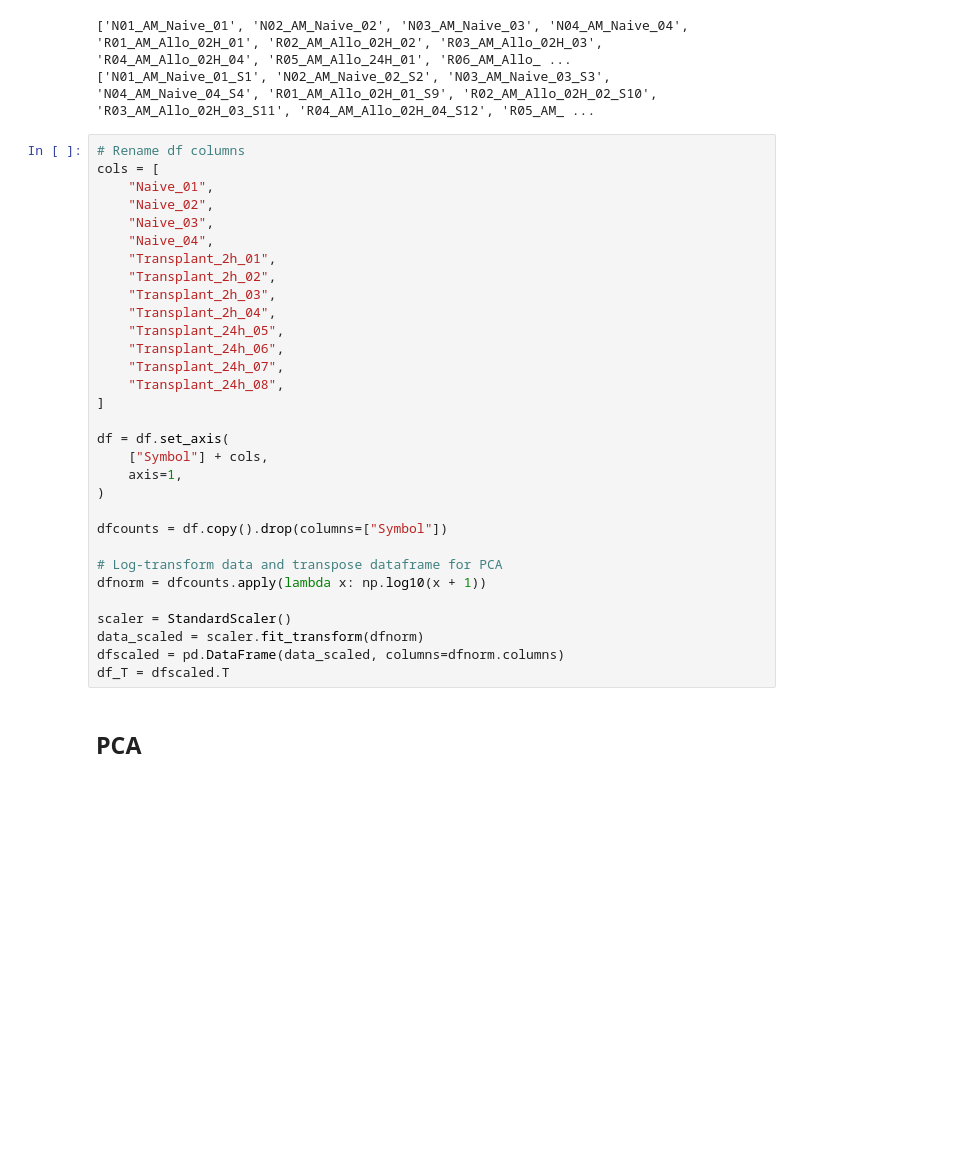
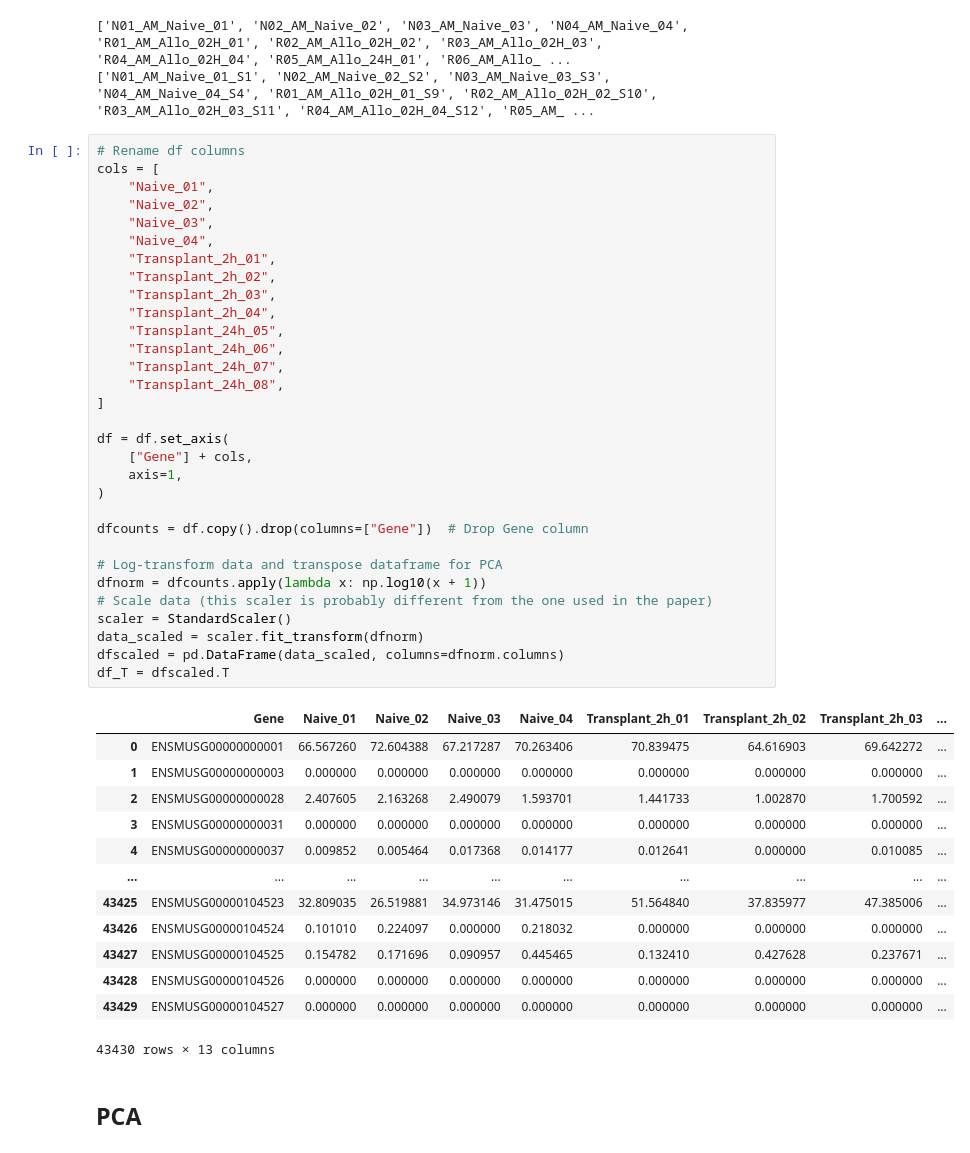
Before and after one commit to dottting/RNA_seq_analysis, a Jupyter notebook: data_prep.ipynb, the cells around one changed output. Saved outputs shown, nothing was run; the diff lists cells and outputs as text; blank space fills up the shorter version.

```diff
--- a/data_prep.ipynb
+++ b/data_prep.ipynb
@@ -53,34 +54,48 @@ print(samplerow)
 # %%
 # Rename df columns
 cols = [
     "Naive_01",
     "Naive_02",
     "Naive_03",
     "Naive_04",
     "Transplant_2h_01",
     "Transplant_2h_02",
     "Transplant_2h_03",
     "Transplant_2h_04",
     "Transplant_24h_05",
     "Transplant_24h_06",
     "Transplant_24h_07",
     "Transplant_24h_08",
 ]
 
 df = df.set_axis(
-    ["Symbol"] + cols,
+    ["Gene"] + cols,
     axis=1,
 )
 
-dfcounts = df.copy().drop(columns=["Symbol"])
+dfcounts = df.copy().drop(columns=["Gene"])  # Drop Gene column
 
 # Log-transform data and transpose dataframe for PCA
 dfnorm = dfcounts.apply(lambda x: np.log10(x + 1))
-
+# Scale data (this scaler is probably different from the one used in the paper)
 scaler = StandardScaler()
 data_scaled = scaler.fit_transform(dfnorm)
 dfscaled = pd.DataFrame(data_scaled, columns=dfnorm.columns)
 df_T = dfscaled.T
+# %% [output]
+|  | Gene | Naive_01 | Naive_02 | Naive_03 | Naive_04 | Transplant_2h_01 | Transplant_2h_02 | Transplant_2h_03 | ... |
+| 0 | ENSMUSG00000000001 | 66.567260 | 72.604388 | 67.217287 | 70.263406 | 70.839475 | 64.616903 | 69.642272 | ... |
+| 1 | ENSMUSG00000000003 | 0.000000 | 0.000000 | 0.000000 | 0.000000 | 0.000000 | 0.000000 | 0.000000 | ... |
+| 2 | ENSMUSG00000000028 | 2.407605 | 2.163268 | 2.490079 | 1.593701 | 1.441733 | 1.002870 | 1.700592 | ... |
+| 3 | ENSMUSG00000000031 | 0.000000 | 0.000000 | 0.000000 | 0.000000 | 0.000000 | 0.000000 | 0.000000 | ... |
+| 4 | ENSMUSG00000000037 | 0.009852 | 0.005464 | 0.017368 | 0.014177 | 0.012641 | 0.000000 | 0.010085 | ... |
+| ... | ... | ... | ... | ... | ... | ... | ... | ... | ... |
+| 43425 | ENSMUSG00000104523 | 32.809035 | 26.519881 | 34.973146 | 31.475015 | 51.564840 | 37.835977 | 47.385006 | ... |
+| 43426 | ENSMUSG00000104524 | 0.101010 | 0.224097 | 0.000000 | 0.218032 | 0.000000 | 0.000000 | 0.000000 | ... |
+| 43427 | ENSMUSG00000104525 | 0.154782 | 0.171696 | 0.090957 | 0.445465 | 0.132410 | 0.427628 | 0.237671 | ... |
+| 43428 | ENSMUSG00000104526 | 0.000000 | 0.000000 | 0.000000 | 0.000000 | 0.000000 | 0.000000 | 0.000000 | ... |
+| 43429 | ENSMUSG00000104527 | 0.000000 | 0.000000 | 0.000000 | 0.000000 | 0.000000 | 0.000000 | 0.000000 | ... |
+43430 rows × 13 columns
 # %% [markdown]
 ## PCA
 # %%
```
Also changed, not shown: parts of 8 cells of this notebook, 5 other files.
